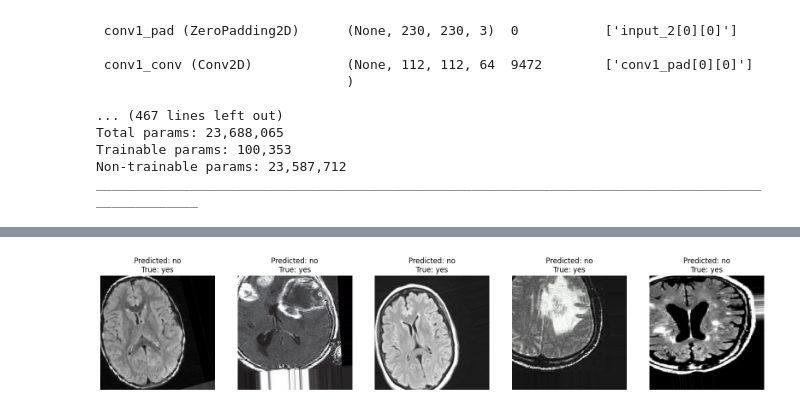
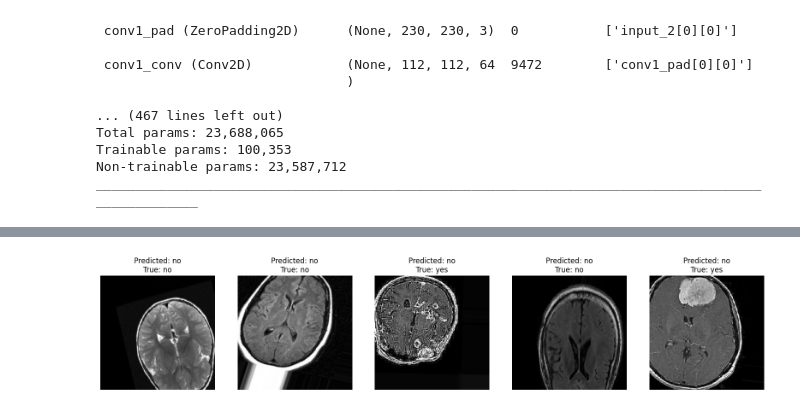
Before and after one commit to drishtiiii/Brain-Tumor-Detection-Using-VGG19-and-Resnet50, a Jupyter notebook: brain_tumor_detection_using_vgg19_and_resnet.ipynb, the cells around one changed output, grey strips where cells are left out. Drawn from its saved outputs; the diff is of its cells as text; code cells hidden in the pictures.

```diff
--- a/brain_tumor_detection_using_vgg19_and_resnet.ipynb
+++ b/brain_tumor_detection_using_vgg19_and_resnet.ipynb
@@ -28,13 +28,17 @@ warnings.filterwarnings("ignore")
 # %%
 path = "/content/archive_3"
 
+train_generator = ImageDataGenerator(
+    rescale=1./255,
+    horizontal_flip=2,
+    vertical_flip=2)
 image_generator = ImageDataGenerator(
     rescale=1./255,
     horizontal_flip=2,
     vertical_flip=2,
-    validation_split=0.1)
+    validation_split=0.5)
 dir1='/content/archive_3/train'
-training_set = image_generator.flow_from_directory(batch_size=16,
+training_set = train_generator.flow_from_directory(batch_size=16,
                                                  directory=dir1,
                                                  shuffle=True,
                                                  target_size=(224,224),
@@ -178,7 +181,7 @@ datagen = ImageDataGenerator(
     shear_range=0.2,
     zoom_range=0.2,
     horizontal_flip=True,
-    validation_split=0.75)
+    validation_split=0.5)
 
 test_data = datagen.flow_from_directory(
     dir2,
@@ -214,8 +217,11 @@ import matplotlib.pyplot as plt
 import numpy as np
 
 # Get a few images from the test set
+# Get a few images and labels from the test set
 num_images = 5
-test_images, test_labels = next(test_data)
+test_data_batch = next(test_data)
+test_images = test_data_batch[0]
+test_labels = test_data_batch[1]
 
 # Make predictions on the test images
 predictions = model.predict(test_images)
@@ -379,9 +403,13 @@ print('Test Accuracy:', accuracy)
 # %%
 import matplotlib.pyplot as plt
+import numpy as np
 
 # Get a few images from the test set
+# Get a few images and labels from the test set
 num_images = 5
-test_images, test_labels = next(test_data)
+test_data_batch = next(test_data)
+test_images = test_data_batch[0]
+test_labels = test_data_batch[1]
 
 # Make predictions on the test images
 predictions = model.predict(test_images)
@@ -389,8 +417,8 @@ predicted_labels = np.argmax(predictions, axis=1)
 
 # Convert one-hot encoded labels to class names
 class_names = list(test_data.class_indices.keys())
-true_label = np.argmax(test_labels)
-true_class_name = class_names[true_label]
+true_labels = np.squeeze(test_labels).astype(int)
+true_class_names = [class_names[label] for label in true_labels]
 predicted_class_names = [class_names[label] for label in predicted_labels]
 
 # Plot the images with their predicted and true labels
@@ -399,7 +427,7 @@ fig, axes = plt.subplots(1, num_images, figsize=(20, 5))
 for i, ax in enumerate(axes):
     ax.imshow(test_images[i])
     ax.axis('off')
-    ax.set_title(f"Predicted: {predicted_class_names[i]}\nTrue: {true_class_name}")
+    ax.set_title(f"Predicted: {predicted_class_names[i]}\nTrue: {true_class_names[i]}")
 
 plt.show()
 # %% [output]
@@ -407 +435 @@ plt.show()
-[figure, old version]
+[figure, new version]
```
Also changed, not shown: parts of 22 cells of this notebook.
